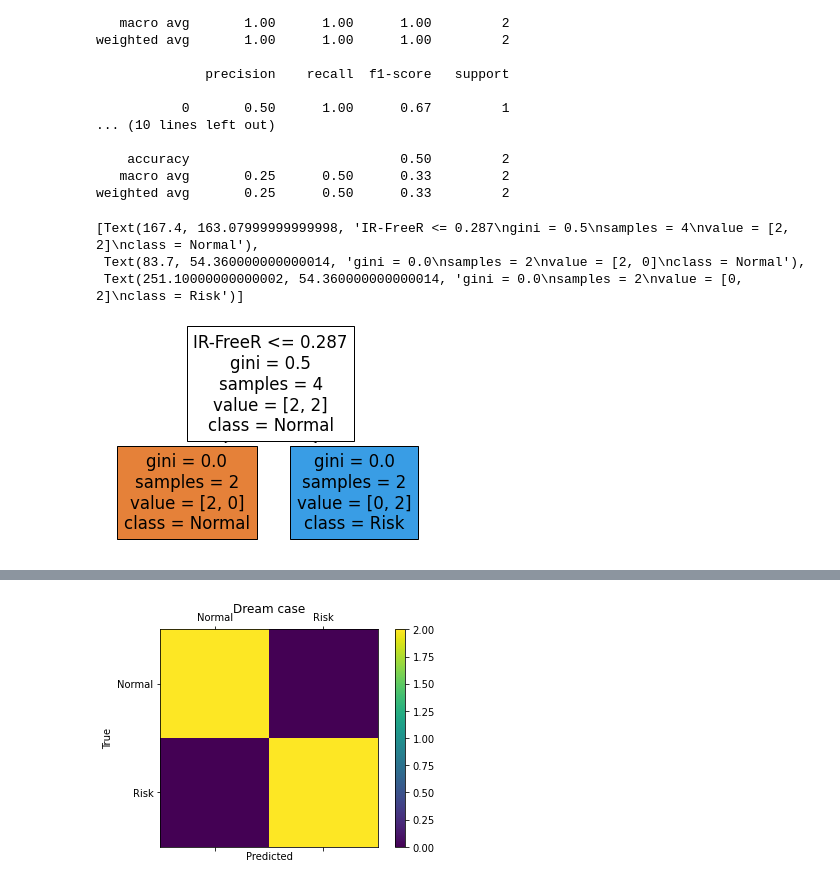
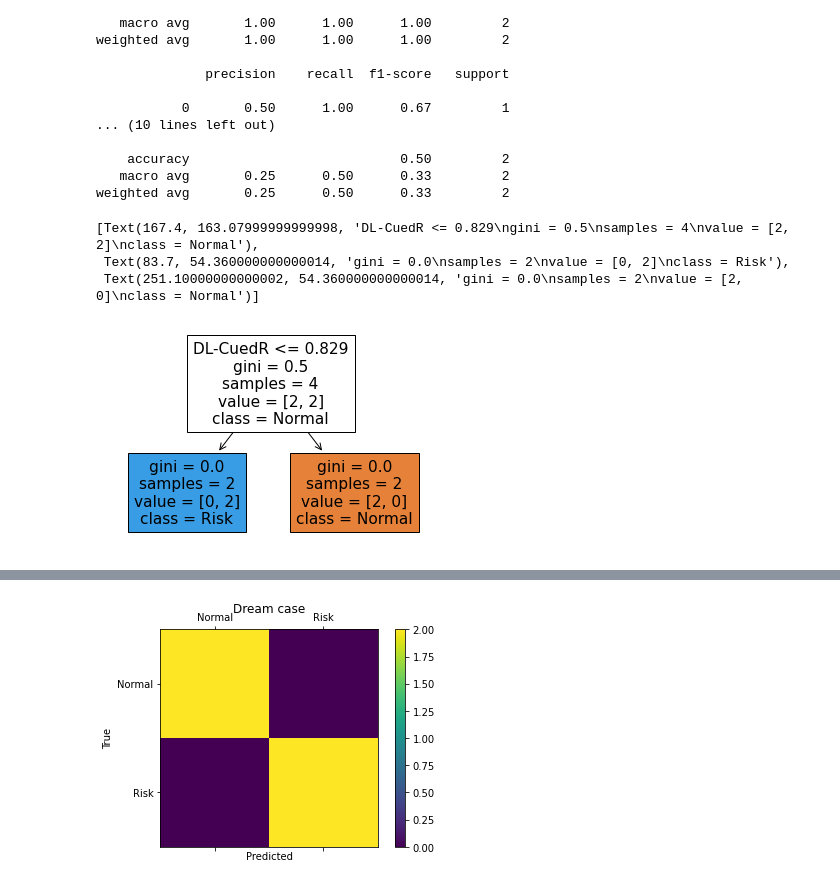
Before and after one commit to Sirabhop/Preclinical-AD-EEG-classification, a Jupyter notebook: Machine_Learning_Modeling.ipynb, the cells around one changed output, grey strips where cells are left out. Cells and saved outputs as stored; diff of their text form; code cells hidden in the pictures.

```diff
--- a/Machine_Learning_Modeling.ipynb
+++ b/Machine_Learning_Modeling.ipynb
@@ -256,9 +256,9 @@ weighted avg       1.00      1.00      1.00         2
    macro avg       0.25      0.50      0.33         2
 weighted avg       0.25      0.50      0.33         2
 # %%
-plot_tree(clf_dt_2, feature_names = ['IR-FreeR', 'IR-CuedR','DL-FreeR', 'DL-CuedR'], class_names = ['Normal', 'Risk'], filled = True)
+plot_tree(clf_dt_1, feature_names = ['IR-FreeR', 'IR-CuedR','DL-FreeR', 'DL-CuedR'], class_names = ['Normal', 'Risk'], filled = True)
 # %% [output]
-[Text(167.4, 163.07999999999998, 'IR-FreeR <= 0.287\ngini = 0.5\nsamples = 4\nvalue = [2, 2]\nclass = Normal'),
- Text(83.7, 54.360000000000014, 'gini = 0.0\nsamples = 2\nvalue = [2, 0]\nclass = Normal'),
- Text(251.10000000000002, 54.360000000000014, 'gini = 0.0\nsamples = 2\nvalue = [0, 2]\nclass = Risk')]
+[Text(167.4, 163.07999999999998, 'DL-CuedR <= 0.829\ngini = 0.5\nsamples = 4\nvalue = [2, 2]\nclass = Normal'),
+ Text(83.7, 54.360000000000014, 'gini = 0.0\nsamples = 2\nvalue = [0, 2]\nclass = Risk'),
+ Text(251.10000000000002, 54.360000000000014, 'gini = 0.0\nsamples = 2\nvalue = [2, 0]\nclass = Normal')]
-[figure, old version]
+[figure, new version]
```
Also changed, not shown: parts of 1 cell of this notebook.
